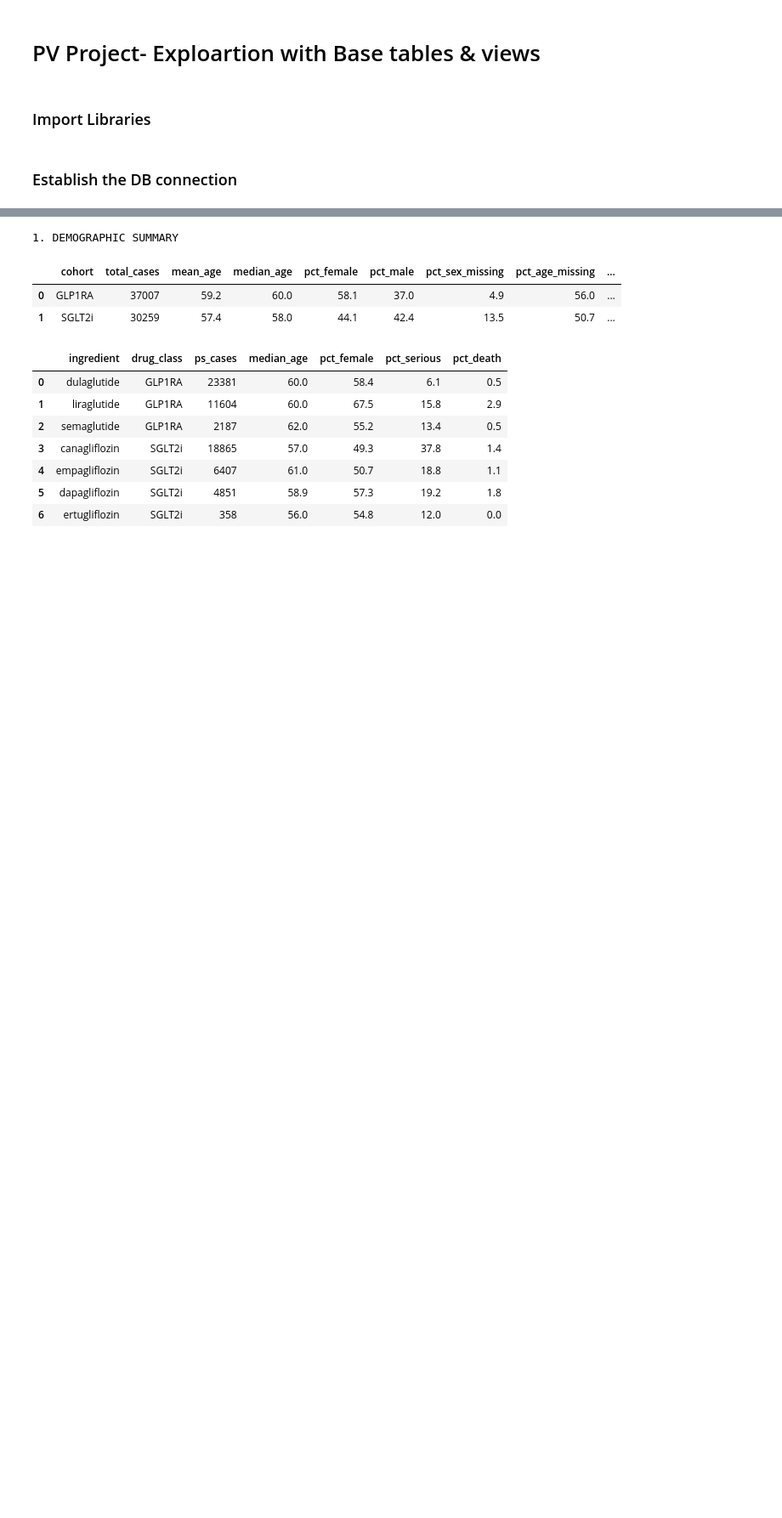
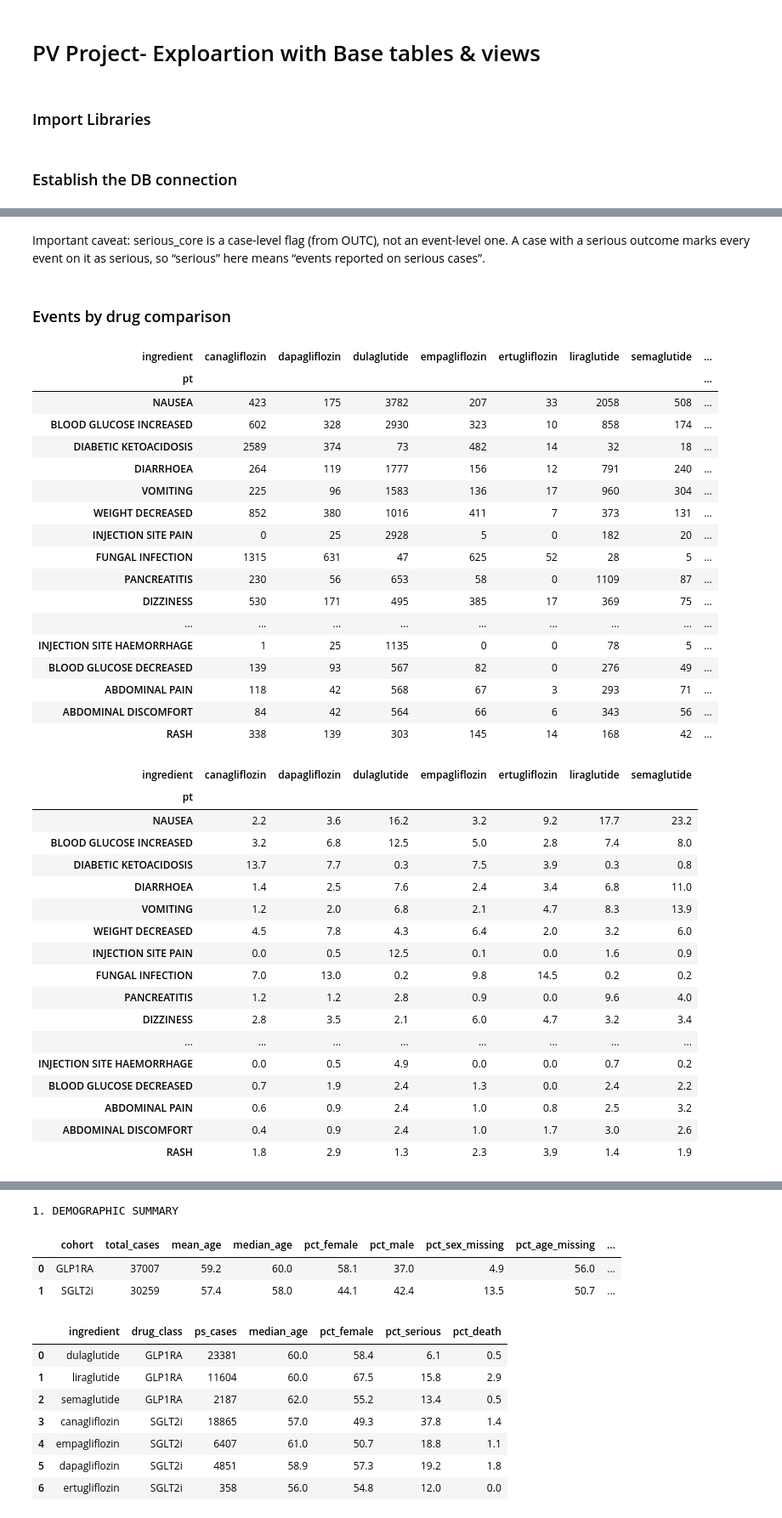
Before and after one commit to ShymaShameer/Signal2Label, a Jupyter notebook: notebooks/03_Exploration.ipynb, the cells around one changed output, grey strips where cells are left out. Shown at 85% size. Saved outputs shown, nothing was run; the diff lists cells and outputs as text; code cells hidden in the pictures; blank space fills up the shorter version.

```diff
--- a/notebooks/03_Exploration.ipynb
+++ b/notebooks/03_Exploration.ipynb
@@ -147,0 +275,49 @@ semaglutide     2247  0.136
+# %% [markdown]
+Important caveat: serious_core is a case-level flag (from OUTC), not an event-level one. A case with a serious outcome marks every event on it as serious, so “serious” here means “events reported on serious cases”.
+# %% [markdown]
+### Events by drug comparison
+# %%
+wide = (ce.groupby(["pt", "ingredient"]).caseid.nunique().unstack(fill_value=0))
+wide["total"] = wide.sum(axis=1)
+display(wide.sort_values("total", ascending=False).head(30))
+
+# Share of each drug's cases (comparable across drugs of different size)
+share = (wide.drop(columns="total") / ce.groupby("ingredient").caseid.nunique() * 100).round(1)
+display(share.loc[wide.sort_values("total", ascending=False).head(30).index])
+# %% [output]
+| ingredient | canagliflozin | dapagliflozin | dulaglutide | empagliflozin | ertugliflozin | liraglutide | semaglutide | ... |
+| pt |  |  |  |  |  |  |  | ... |
+| NAUSEA | 423 | 175 | 3782 | 207 | 33 | 2058 | 508 | ... |
+| BLOOD GLUCOSE INCREASED | 602 | 328 | 2930 | 323 | 10 | 858 | 174 | ... |
+| DIABETIC KETOACIDOSIS | 2589 | 374 | 73 | 482 | 14 | 32 | 18 | ... |
+| DIARRHOEA | 264 | 119 | 1777 | 156 | 12 | 791 | 240 | ... |
+| VOMITING | 225 | 96 | 1583 | 136 | 17 | 960 | 304 | ... |
+| WEIGHT DECREASED | 852 | 380 | 1016 | 411 | 7 | 373 | 131 | ... |
+| INJECTION SITE PAIN | 0 | 25 | 2928 | 5 | 0 | 182 | 20 | ... |
+| FUNGAL INFECTION | 1315 | 631 | 47 | 625 | 52 | 28 | 5 | ... |
+| PANCREATITIS | 230 | 56 | 653 | 58 | 0 | 1109 | 87 | ... |
+| DIZZINESS | 530 | 171 | 495 | 385 | 17 | 369 | 75 | ... |
+| ... | ... | ... | ... | ... | ... | ... | ... | ... |
+| INJECTION SITE HAEMORRHAGE | 1 | 25 | 1135 | 0 | 0 | 78 | 5 | ... |
+| BLOOD GLUCOSE DECREASED | 139 | 93 | 567 | 82 | 0 | 276 | 49 | ... |
+| ABDOMINAL PAIN | 118 | 42 | 568 | 67 | 3 | 293 | 71 | ... |
+| ABDOMINAL DISCOMFORT | 84 | 42 | 564 | 66 | 6 | 343 | 56 | ... |
+| RASH | 338 | 139 | 303 | 145 | 14 | 168 | 42 | ... |
+| ingredient | canagliflozin | dapagliflozin | dulaglutide | empagliflozin | ertugliflozin | liraglutide | semaglutide |
+| pt |  |  |  |  |  |  |  |
+| NAUSEA | 2.2 | 3.6 | 16.2 | 3.2 | 9.2 | 17.7 | 23.2 |
+| BLOOD GLUCOSE INCREASED | 3.2 | 6.8 | 12.5 | 5.0 | 2.8 | 7.4 | 8.0 |
+| DIABETIC KETOACIDOSIS | 13.7 | 7.7 | 0.3 | 7.5 | 3.9 | 0.3 | 0.8 |
+| DIARRHOEA | 1.4 | 2.5 | 7.6 | 2.4 | 3.4 | 6.8 | 11.0 |
+| VOMITING | 1.2 | 2.0 | 6.8 | 2.1 | 4.7 | 8.3 | 13.9 |
+| WEIGHT DECREASED | 4.5 | 7.8 | 4.3 | 6.4 | 2.0 | 3.2 | 6.0 |
+| INJECTION SITE PAIN | 0.0 | 0.5 | 12.5 | 0.1 | 0.0 | 1.6 | 0.9 |
+| FUNGAL INFECTION | 7.0 | 13.0 | 0.2 | 9.8 | 14.5 | 0.2 | 0.2 |
+| PANCREATITIS | 1.2 | 1.2 | 2.8 | 0.9 | 0.0 | 9.6 | 4.0 |
+| DIZZINESS | 2.8 | 3.5 | 2.1 | 6.0 | 4.7 | 3.2 | 3.4 |
+| ... | ... | ... | ... | ... | ... | ... | ... |
+| INJECTION SITE HAEMORRHAGE | 0.0 | 0.5 | 4.9 | 0.0 | 0.0 | 0.7 | 0.2 |
+| BLOOD GLUCOSE DECREASED | 0.7 | 1.9 | 2.4 | 1.3 | 0.0 | 2.4 | 2.2 |
+| ABDOMINAL PAIN | 0.6 | 0.9 | 2.4 | 1.0 | 0.8 | 2.5 | 3.2 |
+| ABDOMINAL DISCOMFORT | 0.4 | 0.9 | 2.4 | 1.0 | 1.7 | 3.0 | 2.6 |
+| RASH | 1.8 | 2.9 | 1.3 | 2.3 | 3.9 | 1.4 | 1.9 |
```
Also changed, not shown: parts of 26 cells of this notebook, 2 other files.
